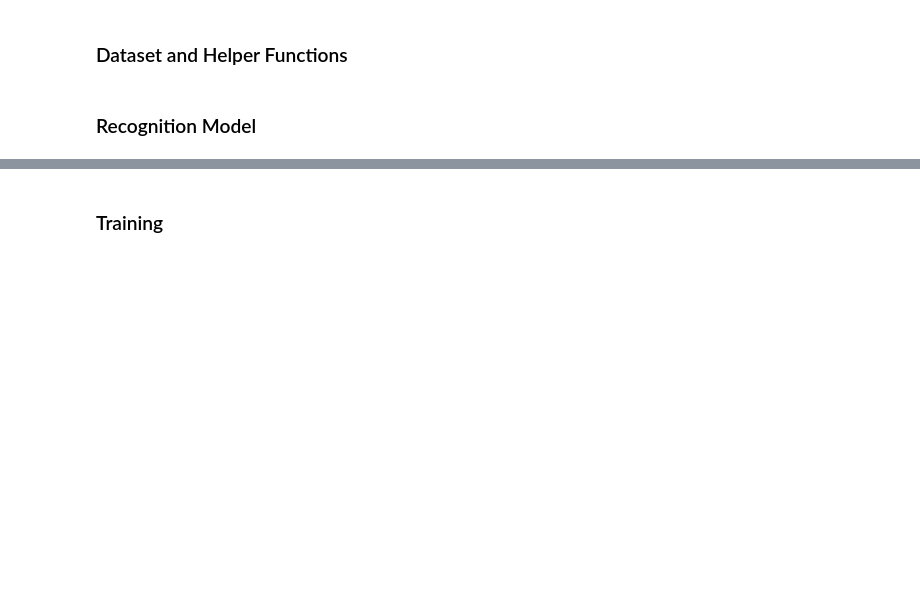
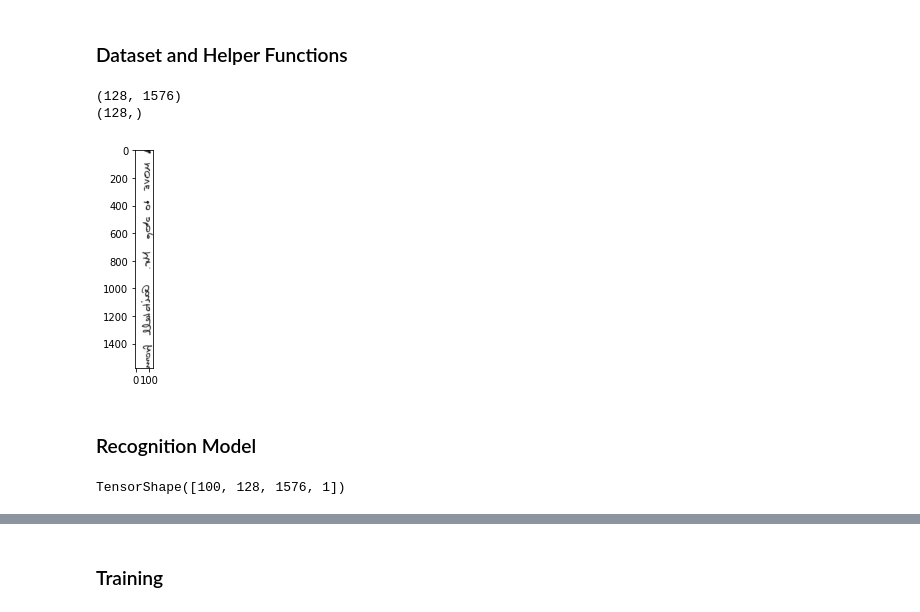
Before and after one commit to ericburdett/hwr, a Jupyter notebook: notebook-tf.ipynb, the cells around one changed output, grey strips where cells are left out. Saved outputs shown, nothing was run; the diff lists cells and outputs as text; code cells hidden in the pictures; blank space fills up the shorter version.

```diff
--- a/notebook-tf.ipynb
+++ b/notebook-tf.ipynb
@@ -53,35 +57,2 @@ error:  expected central file header signature not found (file #95170).
 # %% [markdown]
 ### Dataset and Helper Functions
-# %%
-class Encoder():
-  # input => (tuple of strings)
-  def get_representation(words):
-    charlists = []
-    zeros = np.zeros(20)
-
-    if type(words) == str:
-      charlist = [ord(c) for c in words]
-      charlist = np.concatenate((charlist, zeros))
-      charlists.append(charlist[:16])
-
-      return np.array(charlists)
-
-    for word in words:
-      charlist = [ord(c) for c in word]
-      charlist = np.concatenate((charlist, zeros))
-      charlists.append(charlist[:16])
-
-    return np.array(charlists)
-
-  def get_strings(tensor):
-    words = []
-
-    for indices in tensor:
-      word = ''
-
-      for index in indices:
-        if index.item() != 0:
-          letter = chr(index.item())
-          word += letter
-
-      words.append(word)
@@ -163,2 +220,17 @@ def iam_generator(desired_size=(32, 128)):
+# %%
+try:
+  for x, y in iam_generator(desired_size=(128, 1576)):
+    img = tf.squeeze(x)
+    print(img.shape)
+    print(y.numpy().shape)
+    plt.imshow(tf.transpose(img, [1,0]), cmap='gray')
+    break
+    plt.pause(2)
+except:
+  __ITB__()
+# %% [output]
+(128, 1576)
+(128,)
+[figure, added]
 # %% [markdown]
 ### Recognition Model
@@ -223,0 +350,6 @@ class Recognizer(Model):
+# %%
+model = Recognizer()
+ten = tf.constant(np.random.randn(100, 128, 1576, 1), dtype=tf.float32)
+ten.shape
+# %% [output]
+TensorShape([100, 128, 1576, 1])
```
Also changed, not shown: parts of 12 cells of this notebook.
